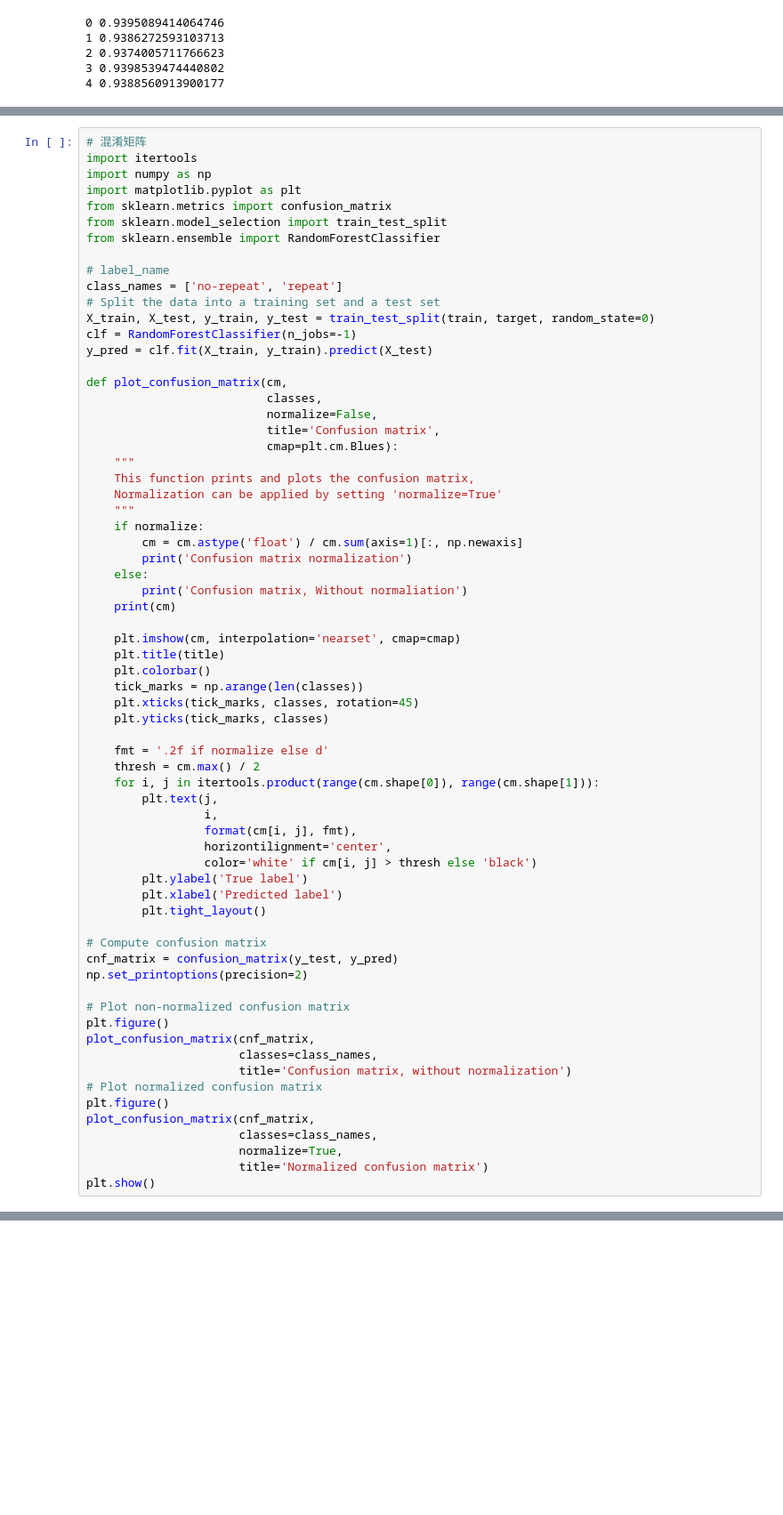
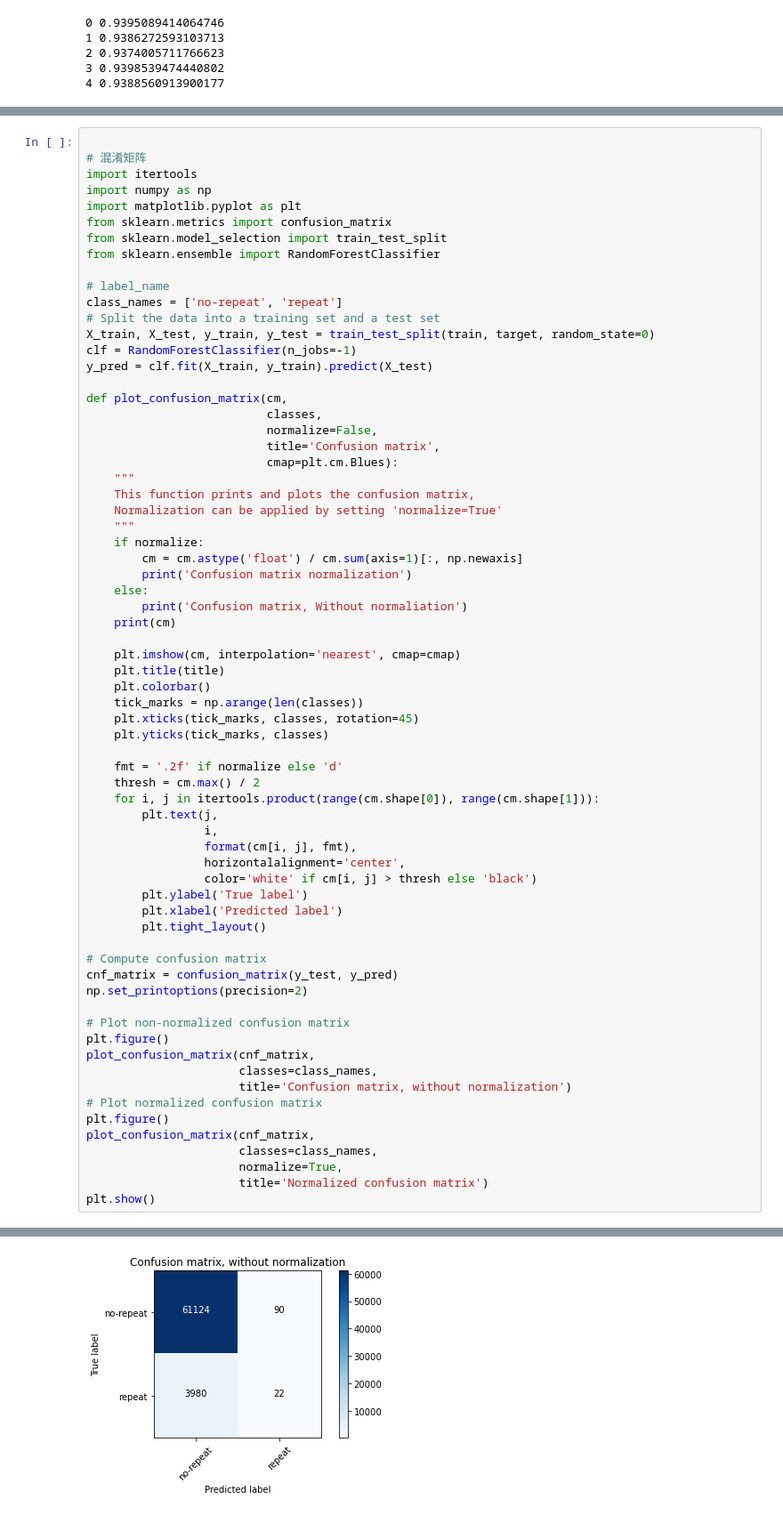
Before and after one commit to SCUISQianFeng/tianchi-ml-base, a Jupyter notebook: TianChi/baseLine/repeatPurchase/model_train_validation_optimization.ipynb, the cells around one changed output, grey strips where cells are left out. Shown at 89% size. Saved outputs shown, nothing was run; the diff lists cells and outputs as text; blank space fills up the shorter version.

```diff
--- a/TianChi/baseLine/repeatPurchase/model_train_validation_optimization.ipynb
+++ b/TianChi/baseLine/repeatPurchase/model_train_validation_optimization.ipynb
@@ -177,4 +178,5 @@ ValueError: Invalid value for max_features. Allowed string values are 'auto', 's
 # %%
+
 # 混淆矩阵
 import itertools
 import numpy as np
@@ -206,20 +208,20 @@ def plot_confusion_matrix(cm,
         print('Confusion matrix, Without normaliation')
     print(cm)
 
-    plt.imshow(cm, interpolation='nearset', cmap=cmap)
+    plt.imshow(cm, interpolation='nearest', cmap=cmap)
     plt.title(title)
     plt.colorbar()
     tick_marks = np.arange(len(classes))
     plt.xticks(tick_marks, classes, rotation=45)
     plt.yticks(tick_marks, classes)
 
-    fmt = '.2f if normalize else d'
+    fmt = '.2f' if normalize else 'd'
     thresh = cm.max() / 2
     for i, j in itertools.product(range(cm.shape[0]), range(cm.shape[1])):
         plt.text(j,
                  i,
                  format(cm[i, j], fmt),
-                 horizontilignment='center',
+                 horizontalalignment='center',
                  color='white' if cm[i, j] > thresh else 'black')
         plt.ylabel('True label')
         plt.xlabel('Predicted label')
@@ -241,3 +243,4 @@ plot_confusion_matrix(cnf_matrix,
                       normalize=True,
                       title='Normalized confusion matrix')
 plt.show()
+# %% [output]
@@ -243,0 +253 @@ plt.show()
+[figure, added]
```
Also changed, not shown: parts of 12 cells of this notebook.
